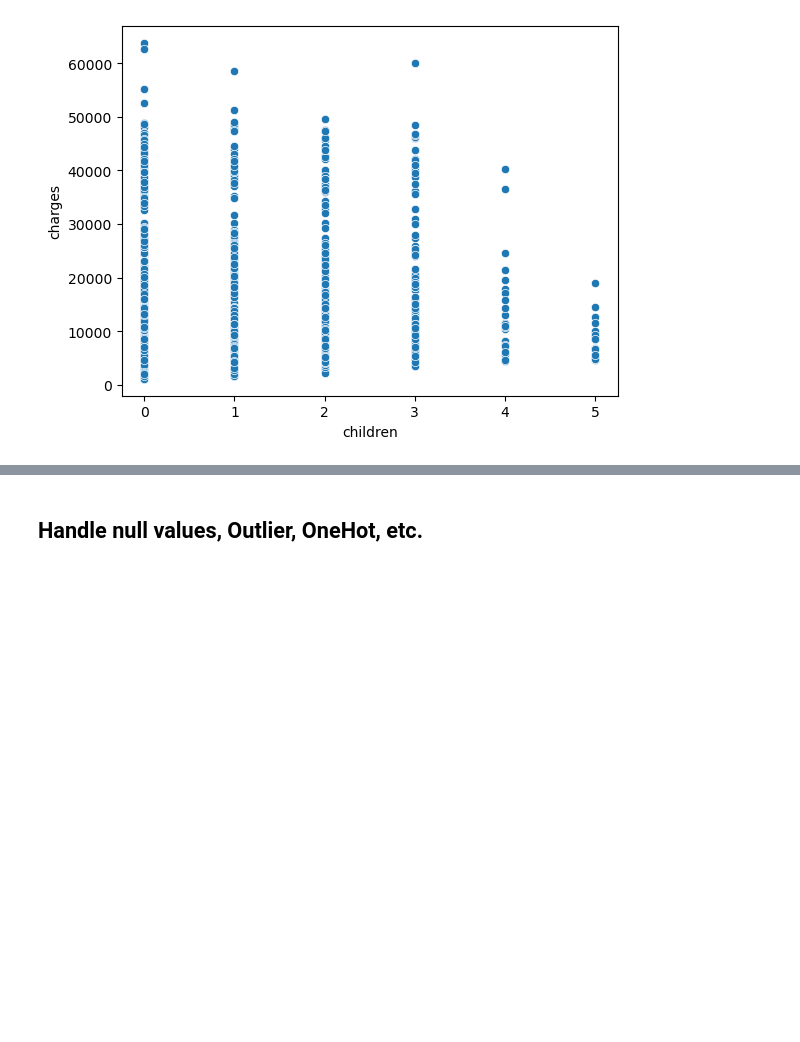
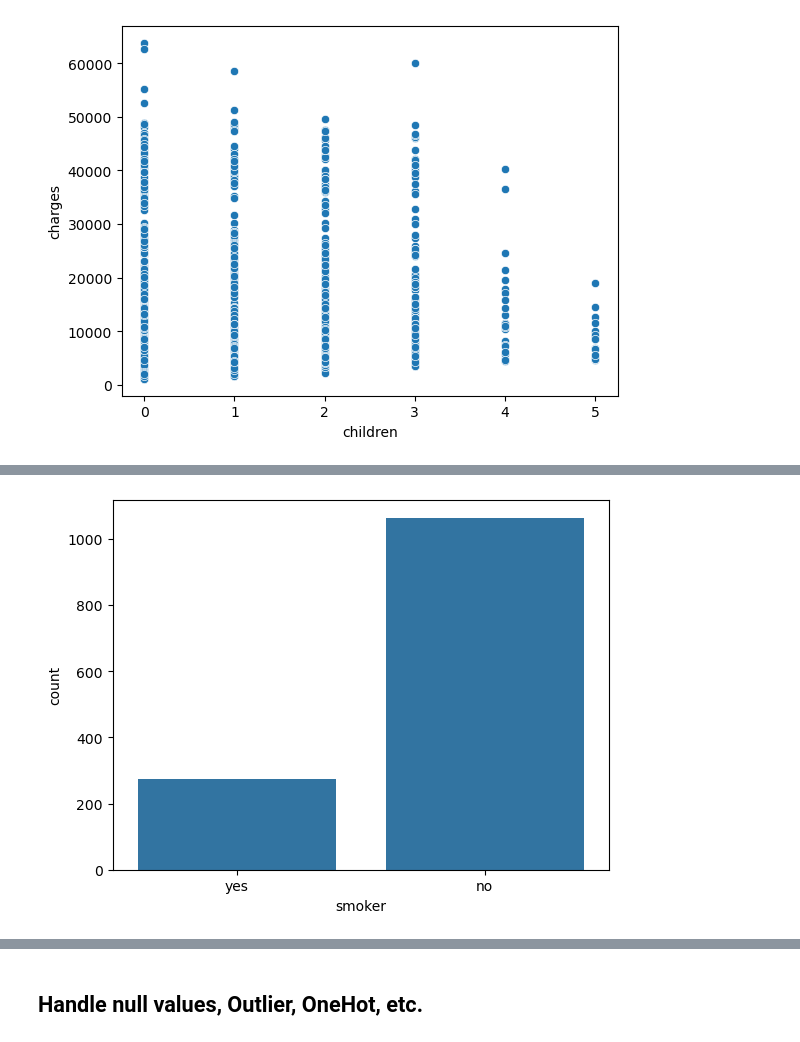
Before and after one commit to noo-nine/Gradious, a Jupyter notebook: Regression_Kaggle_Problem.ipynb, the cells around one changed output, grey strips where cells are left out. Drawn from its saved outputs; the diff is of its cells as text; code cells hidden in the pictures; blank space fills up the shorter version.

```diff
--- a/Regression_Kaggle_Problem.ipynb
+++ b/Regression_Kaggle_Problem.ipynb
@@ -135,0 +147,5 @@ plt.show()
+# %%
+sns.countplot(x = 'smoker', data = titanic)
+plt.show()
+# %% [output]
+[figure, added]
```
Also changed, not shown: parts of 30 cells of this notebook.
